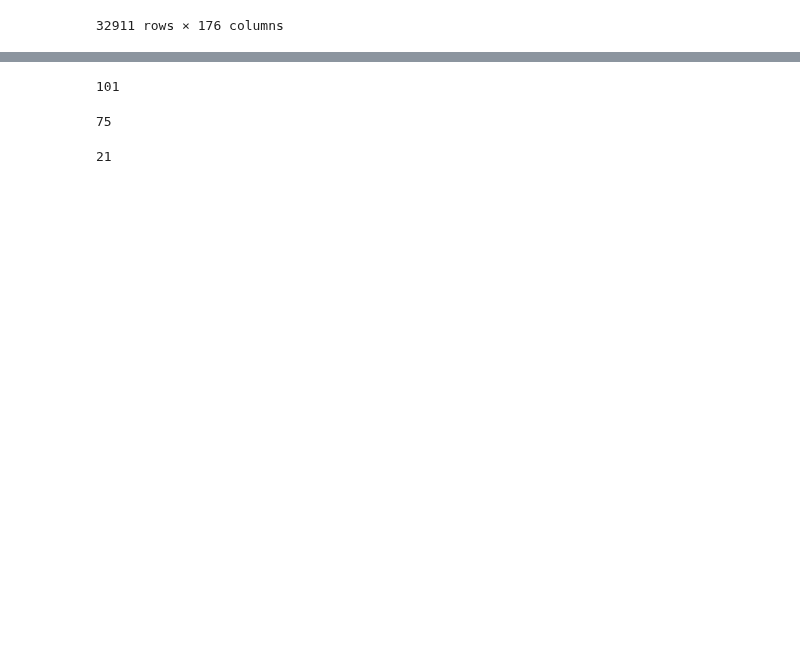
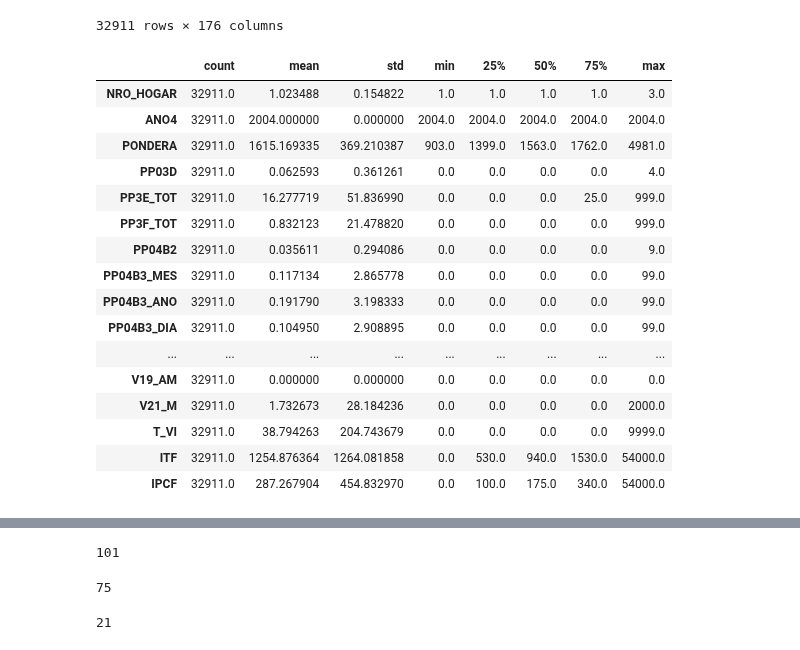
Before and after one commit to maggiecobb/CC408-T1-5, a Jupyter notebook: TP 4/TP 4.ipynb, the cells around one changed output, grey strips where cells are left out. Saved outputs shown, nothing was run; the diff lists cells and outputs as text; code cells hidden in the pictures; blank space fills up the shorter version.

```diff
--- a/TP 4/TP 4.ipynb
+++ b/TP 4/TP 4.ipynb
@@ -35,10 +35,10 @@ from sklearn.discriminant_analysis import LinearDiscriminantAnalysis
 from sklearn.neighbors import KNeighborsClassifier
 # %%
 #Lectura del documento
-indi_2024 = pd.read_excel('C:/Users/SAMSUNG/Documents/GitHub/CC408-T1-5/TP 4/usu_individual_T124.xlsx')
-indi_2004 = pd.read_stata('C:/Users/SAMSUNG/Documents/GitHub/CC408-T1-5/TP 4/Individual_t104.dta')
-hoga_2024 = pd.read_excel('C:/Users/SAMSUNG/Documents/GitHub/CC408-T1-5/TP 4/usu_hogar_T124.xlsx')
-hoga_2004 = pd.read_stata('C:/Users/SAMSUNG/Documents/GitHub/CC408-T1-5/TP 4/Individual_t104.dta')
+indi_2024 = pd.read_excel('C:/Users/magda/OneDrive/Documents/GitHub/CC408-T1-5/TP 4/usu_individual_T124.xlsx')
+indi_2004 = pd.read_stata('C:/Users/magda/OneDrive/Documents/GitHub/CC408-T1-5/TP 4/Individual_t104.dta')
+hoga_2024 = pd.read_excel('C:/Users/magda/OneDrive/Documents/GitHub/CC408-T1-5/TP 4/usu_hogar_T124.xlsx')
+hoga_2004 = pd.read_stata('C:/Users/magda/OneDrive/Documents/GitHub/CC408-T1-5/TP 4/Individual_t104.dta')
 
 # Maggie: C:/Users/magda/OneDrive/Documents/GitHub/CC408-T1-5/TP 4/
 # Peter: 'C:/Users/SAMSUNG/Documents/GitHub/CC408-T1-5/TP4/Individual_t104.dta
@@ -450,3 +500,23 @@ combined_04_bin
 32911 rows × 176 columns
 # %%
 nobinarias = [col for col in combined_04.columns if combined_04[col].nunique()> 2]
+# %%
+combined_04.describe().T
+# %% [output]
+|  | count | mean | std | min | 25% | 50% | 75% | max |
+| NRO_HOGAR | 32911.0 | 1.023488 | 0.154822 | 1.0 | 1.0 | 1.0 | 1.0 | 3.0 |
+| ANO4 | 32911.0 | 2004.000000 | 0.000000 | 2004.0 | 2004.0 | 2004.0 | 2004.0 | 2004.0 |
+| PONDERA | 32911.0 | 1615.169335 | 369.210387 | 903.0 | 1399.0 | 1563.0 | 1762.0 | 4981.0 |
+| PP03D | 32911.0 | 0.062593 | 0.361261 | 0.0 | 0.0 | 0.0 | 0.0 | 4.0 |
+| PP3E_TOT | 32911.0 | 16.277719 | 51.836990 | 0.0 | 0.0 | 0.0 | 25.0 | 999.0 |
+| PP3F_TOT | 32911.0 | 0.832123 | 21.478820 | 0.0 | 0.0 | 0.0 | 0.0 | 999.0 |
+| PP04B2 | 32911.0 | 0.035611 | 0.294086 | 0.0 | 0.0 | 0.0 | 0.0 | 9.0 |
+| PP04B3_MES | 32911.0 | 0.117134 | 2.865778 | 0.0 | 0.0 | 0.0 | 0.0 | 99.0 |
+| PP04B3_ANO | 32911.0 | 0.191790 | 3.198333 | 0.0 | 0.0 | 0.0 | 0.0 | 99.0 |
+| PP04B3_DIA | 32911.0 | 0.104950 | 2.908895 | 0.0 | 0.0 | 0.0 | 0.0 | 99.0 |
+| ... | ... | ... | ... | ... | ... | ... | ... | ... |
+| V19_AM | 32911.0 | 0.000000 | 0.000000 | 0.0 | 0.0 | 0.0 | 0.0 | 0.0 |
+| V21_M | 32911.0 | 1.732673 | 28.184236 | 0.0 | 0.0 | 0.0 | 0.0 | 2000.0 |
+| T_VI | 32911.0 | 38.794263 | 204.743679 | 0.0 | 0.0 | 0.0 | 0.0 | 9999.0 |
+| ITF | 32911.0 | 1254.876364 | 1264.081858 | 0.0 | 530.0 | 940.0 | 1530.0 | 54000.0 |
+| IPCF | 32911.0 | 287.267904 | 454.832970 | 0.0 | 100.0 | 175.0 | 340.0 | 54000.0 |
```
Also changed, not shown: parts of 7 cells of this notebook.
